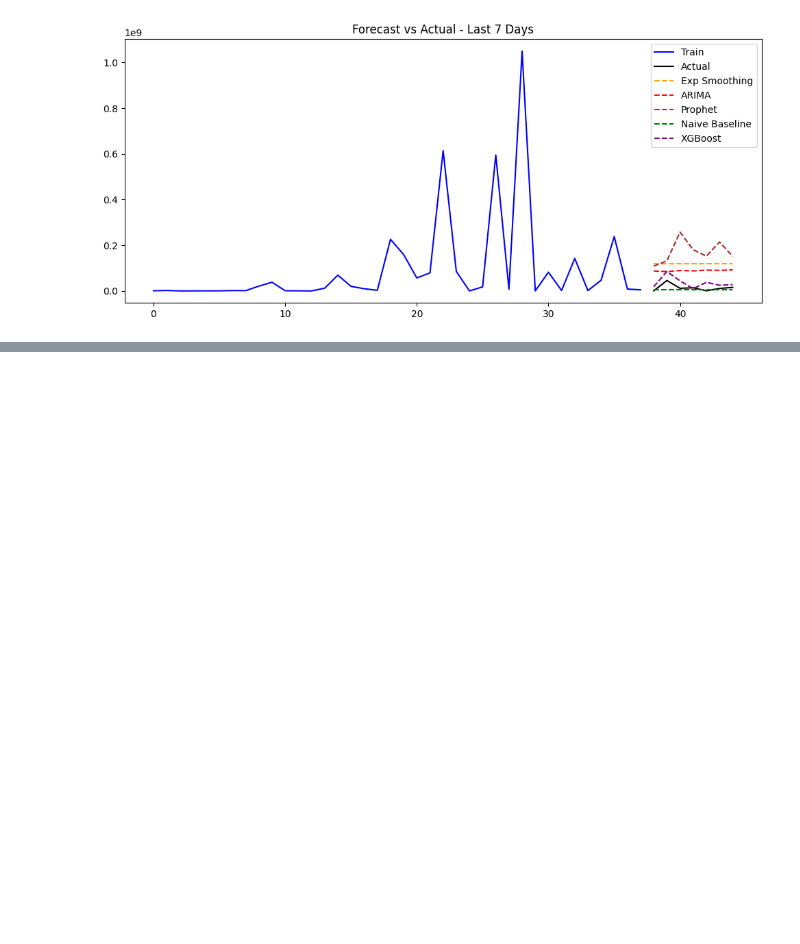
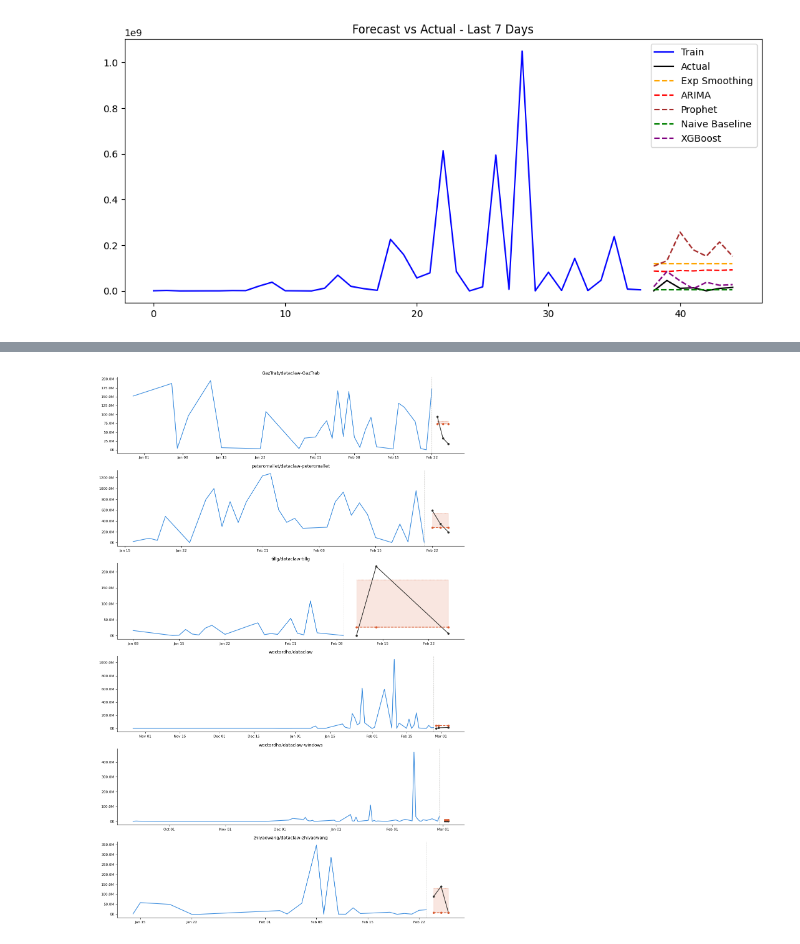
Before and after one commit to Climate-Offsets-for-AI-Responsibility/cofair-colonial, a Jupyter notebook: neon_testing.ipynb, the cells around one changed output, grey strips where cells are left out. Drawn from its saved outputs; the diff is of its cells as text; code cells hidden in the pictures; blank space fills up the shorter version.

```diff
--- a/neon_testing.ipynb
+++ b/neon_testing.ipynb
@@ -240,0 +306,46 @@ Naive baseline MAE:11,672,141
+# %%
+import matplotlib.dates as mdates
+
+def plot_user_forecasts(daily_usage, val_days=3, min_rows=8, percentile=90, naive_window=7):
+    users = daily_usage.groupby("dataset_id")
+    qualifying = [(uid, g) for uid, g in users if len(g) >= min_rows]
+    n_users = len(qualifying)
+
+    fig, axes = plt.subplots(n_users, 1, figsize=(12, 3 * n_users))
+    if n_users == 1:
+        axes = [axes]
+
+    for ax, (user_id, group) in zip(axes, qualifying):
+        series = group.groupby("date")["daily_tokens"].sum().sort_index()
+        train = series.iloc[:-val_days]
+        val   = series.iloc[-val_days:]
+
+        # Use mean of last `naive_window` days instead of just last day
+        window = min(naive_window, len(train))
+        naive_val  = train.iloc[-window:].mean()
+        naive_pred = np.array([naive_val] * val_days)
+
+        residuals  = val.values - naive_pred
+        buffer_abs = np.percentile(residuals, percentile)
+
+        ax.plot(train.index, train.values, color="#378ADD", linewidth=1.5)
+        ax.plot(val.index, val.values, color="#2C2C2A", linewidth=1.5, marker="o", markersize=4)
+        ax.plot(val.index, naive_pred, color="#D85A30", linewidth=1.5, linestyle="--", marker="o", markersize=4)
+
+        if buffer_abs > 0:
+            ax.fill_between(val.index, naive_pred, naive_pred + buffer_abs, alpha=0.15, color="#D85A30")
+            ax.plot(val.index, naive_pred + buffer_abs, color="#D85A30", linewidth=1, linestyle=":", alpha=0.7)
+
+        ax.axvline(x=train.index[-1], color="#888780", linewidth=0.8, linestyle="--", alpha=0.5)
+        ax.set_title(user_id, fontsize=10, pad=6)
+        ax.yaxis.set_major_formatter(plt.FuncFormatter(lambda x, _: f"{x/1e6:.1f}M" if x >= 1e6 else f"{x/1e3:.0f}K"))
+        ax.xaxis.set_major_formatter(mdates.DateFormatter("%b %d"))
+        ax.tick_params(labelsize=8)
+        ax.spines[["top", "right"]].set_visible(False)
+
+    plt.tight_layout()
+    plt.show()
+
+plot_user_forecasts(daily_usage)
+# %% [output]
+[figure, added]
```
Also changed, not shown: parts of 7 cells of this notebook.
